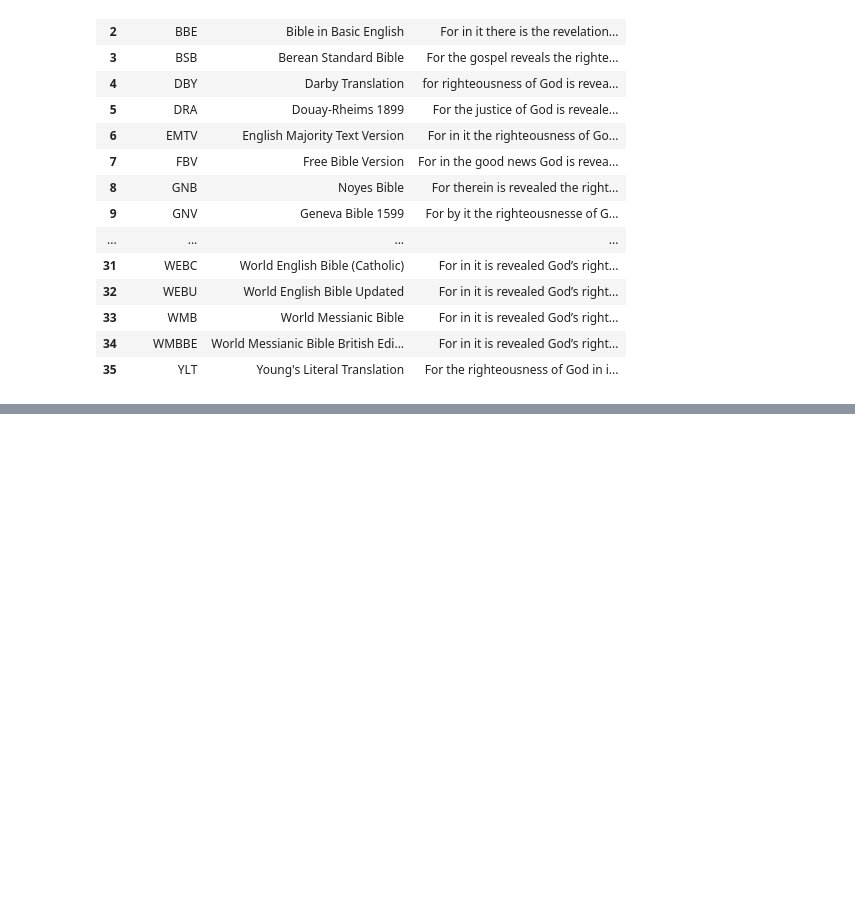
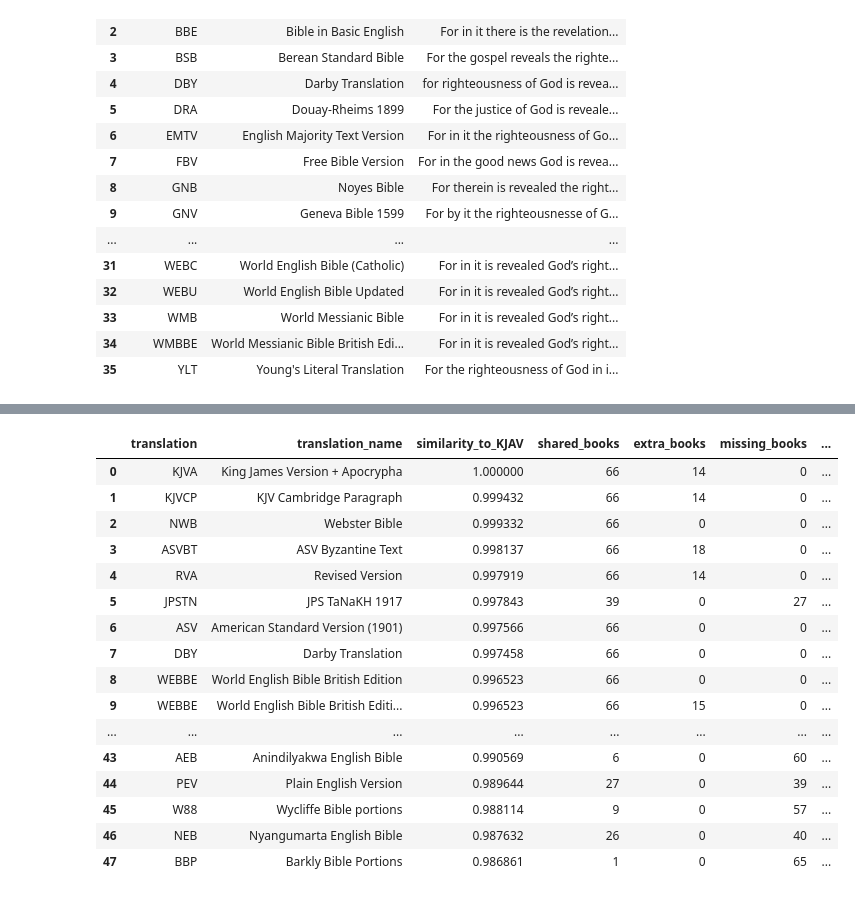
Before and after one commit to gorth314159/bible_translation_similarity, a Jupyter notebook: explore_bible_db.ipynb, the cells around one changed output, grey strips where cells are left out. Saved outputs shown, nothing was run; the diff lists cells and outputs as text; code cells hidden in the pictures; blank space fills up the shorter version.

Commit message:
Added first verse similarity and vectordb

```diff
--- a/explore_bible_db.ipynb
+++ b/explore_bible_db.ipynb
@@ -106,0 +473,78 @@ Error:
+# %%
+# All-translations vs KJAV similarity (max-pooled per book, shared books only)
+# Fetch ALL embeddings from ChromaDB in batches to avoid SQL variable limits
+from tqdm.notebook import tqdm
+
+total_count = collection.count()
+print(f"Total verses in ChromaDB: {total_count:,}")
+
+FETCH_BATCH = 10_000
+all_metadatas = []
+all_embeddings = []
+
+for offset in tqdm(range(0, total_count, FETCH_BATCH), desc="Fetching"):
+    batch = collection.get(
+        limit=FETCH_BATCH,
+        offset=offset,
+        include=["embeddings", "metadatas"],
+    )
+    all_metadatas.extend(batch["metadatas"])
+    all_embeddings.extend(batch["embeddings"])
+
+print(f"Fetched {len(all_metadatas):,} verses.\n")
+
+# Build a master DataFrame
+master_df = pd.DataFrame({
+    "translationId": [m["translationId"] for m in all_metadatas],
+    "commonName": [m["commonName"] for m in all_metadatas],
+    "embedding": all_embeddings,
+})
+
+# Max-pool per (translation, book)
+print("Max-pooling per (translation, book)...")
+pooled_by_trans = {}
+for (t_id, book), group in tqdm(master_df.groupby(["translationId", "commonName"]), desc="Pooling"):
+    embs = np.stack(group["embedding"].values)
+    pooled_by_trans.setdefault(t_id, {})[book] = embs.max(axis=0)
+
+# KJAV reference
+kjav_books = set(pooled_by_trans[kjav_id].keys())
+print(f"\nKJAV has {len(kjav_books)} books. Comparing against {len(pooled_by_trans) - 1} translations...\n")
+
+results_list = []
+for t_id, book_pooled in pooled_by_trans.items():
+    if t_id == kjav_id:
+        continue
+
+    t_info = translation_names[translation_names["id"] == t_id].iloc[0]
+    t_books = set(book_pooled.keys())
+
+    shared = kjav_books & t_books
+    extra_in_t = t_books - kjav_books
+    missing_from_t = kjav_books - t_books
+
+    if not shared:
+        continue
+
+    kjav_shared_emb = np.stack([pooled_by_trans[kjav_id][b] for b in shared]).max(axis=0)
+    t_shared_emb = np.stack([book_pooled[b] for b in shared]).max(axis=0)
+
+    whole_sim = cosine_sim(kjav_shared_emb, t_shared_emb)
+
+    results_list.append({
+        "translation": t_info["shortName"],
+        "translation_name": t_info["englishName"],
+        "similarity_to_KJAV": whole_sim,
+        "shared_books": len(shared),
+        "extra_books": len(extra_in_t),
+        "missing_books": len(missing_from_t),
+        "extra_book_names": ", ".join(sorted(extra_in_t)) if extra_in_t else "",
+        "missing_book_names": ", ".join(sorted(missing_from_t)) if missing_from_t else "",
+    })
+
+all_sim_df = pd.DataFrame(results_list).sort_values("similarity_to_KJAV", ascending=False).reset_index(drop=True)
+
+print(f"All translations ranked by similarity to KJAV:")
+print(f"(Only shared books compared; 'extra' = Apocrypha/additions in that translation)\n")
+all_sim_df
+# %% [output]
@@ -106,0 +559,17 @@ Error:
+|  | translation | translation_name | similarity_to_KJAV | shared_books | extra_books | missing_books | ... |
+| 0 | KJVA | King James Version + Apocrypha | 1.000000 | 66 | 14 | 0 | ... |
+| 1 | KJVCP | KJV Cambridge Paragraph | 0.999432 | 66 | 14 | 0 | ... |
+| 2 | NWB | Webster Bible | 0.999332 | 66 | 0 | 0 | ... |
+| 3 | ASVBT | ASV Byzantine Text | 0.998137 | 66 | 18 | 0 | ... |
+| 4 | RVA | Revised Version | 0.997919 | 66 | 14 | 0 | ... |
+| 5 | JPSTN | JPS TaNaKH 1917 | 0.997843 | 39 | 0 | 27 | ... |
+| 6 | ASV | American Standard Version (1901) | 0.997566 | 66 | 0 | 0 | ... |
+| 7 | DBY | Darby Translation | 0.997458 | 66 | 0 | 0 | ... |
+| 8 | WEBBE | World English Bible British Edition | 0.996523 | 66 | 0 | 0 | ... |
+| 9 | WEBBE | World English Bible British Editi... | 0.996523 | 66 | 15 | 0 | ... |
+| ... | ... | ... | ... | ... | ... | ... | ... |
+| 43 | AEB | Anindilyakwa English Bible | 0.990569 | 6 | 0 | 60 | ... |
+| 44 | PEV | Plain English Version | 0.989644 | 27 | 0 | 39 | ... |
+| 45 | W88 | Wycliffe Bible portions | 0.988114 | 9 | 0 | 57 | ... |
+| 46 | NEB | Nyangumarta English Bible | 0.987632 | 26 | 0 | 40 | ... |
+| 47 | BBP | Barkly Bible Portions | 0.986861 | 1 | 0 | 65 | ... |
```
Also changed, not shown: parts of 10 cells of this notebook, 1 other file.
